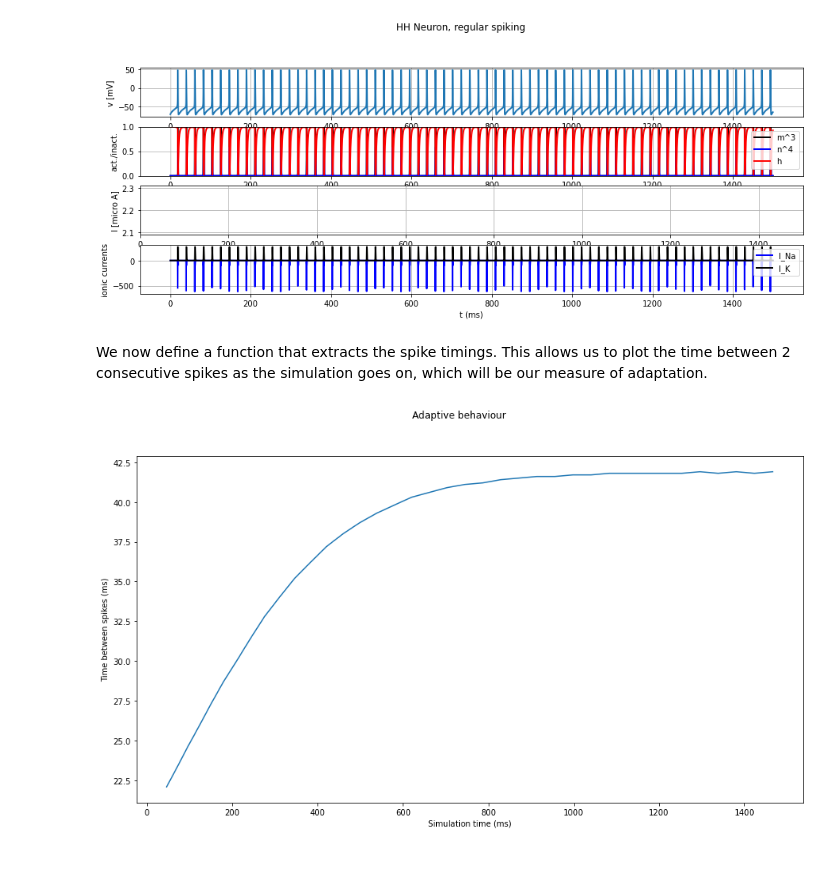
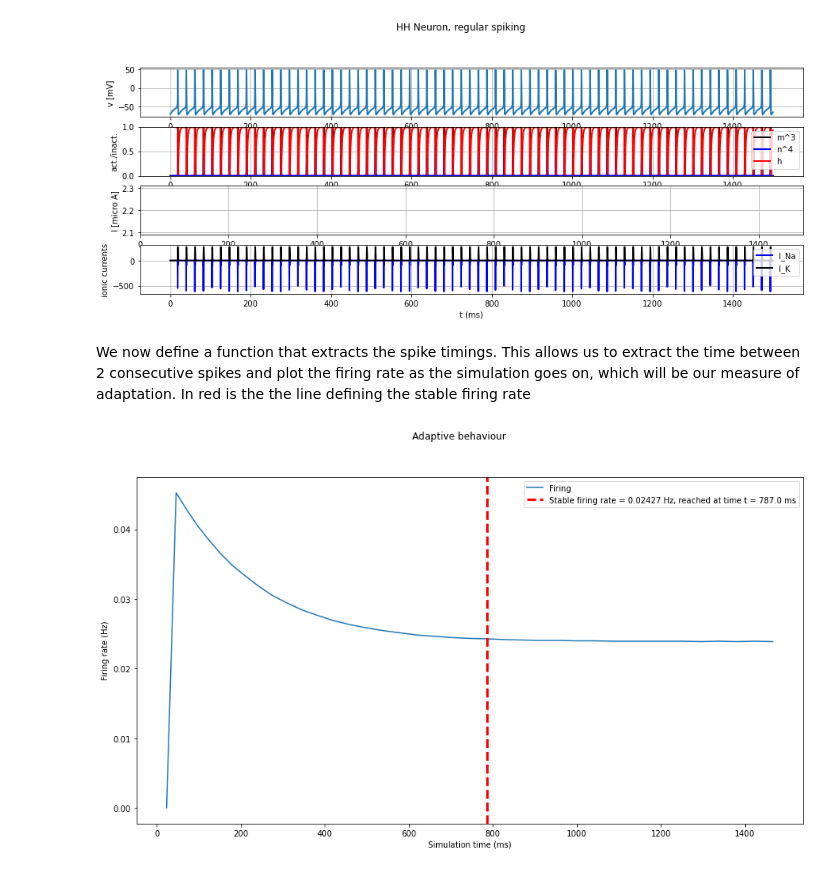
Before and after one commit to Thomas-debug-creator/SingleNeuron-HH2AdEx, a Jupyter notebook: first_notebook.ipynb, the cells around one changed output. Cells and saved outputs as stored; diff of their text form; code cells hidden in the pictures.

```diff
--- a/first_notebook.ipynb
+++ b/first_notebook.ipynb
@@ -162,7 +162,7 @@ m : 0.0016757936665362497, n : 0.006540476088151906, h : 0.999683526447844, vm :
 # %% [markdown]
 Now we define the function to simulate an adpative neuron (introducing the current I_M).
 # %%
-def simulate_HH_neuron_adaptive(input_current, simulation_time):
+def simulate_HH_neuron_adaptive(input_current, simulation_time, ):
 
     """An adaptive Hodgkin-Huxley neuron implemented in Brian2. Parameters are set
     according to their values in the pdf.
@@ -353,12 +352,13 @@ plot_data(state_monitor, title="HH Neuron, regular spiking")
  [py.warnings]
 [figure]
 # %% [markdown]
-We now define a function that extracts the spike timings. This allows us to plot the time between 2 consecutive spikes as the simulation goes on, which will be our measure of adaptation.
+We now define a function that extracts the spike timings. This allows us to extract the time between 2 consecutive spikes and plot the firing rate as the simulation goes on, which will be our measure of adaptation. In red is the the line defining the stable firing rate
 # %%
 def extract_spike_timings(state_monitor, plot = True):
     indices = np.argwhere(state_monitor.vm[0] > 0)[:,0]
     spike_timings = state_monitor.t[indices]
 
+    # Remove noise (multiple measurements of the same spike)
     threshold = 0.01
     time_between_spikes = np.empty(spike_timings.shape)
     time_between_spikes[0] = np.inf  # always retain the 1st element
@@ -366,15 +366,28 @@ def extract_spike_timings(state_monitor, plot = True):
     mask = time_between_spikes > threshold
 
     time_between_spikes_cleaned = time_between_spikes[mask]
+    firing_rate = 1 / time_between_spikes_cleaned
+
+    # Compute the point at which the firing rate is stable (change less thansome threshold)
+    threshold = 0.0001
+    diff_timings = np.empty(time_between_spikes_cleaned.shape)
+    diff_timings[0] = np.inf  # always retain the 1st element
+    diff_timings[1:] = np.diff(time_between_spikes_cleaned)
+    mask_2 = diff_timings < threshold
+
+    stable_firine_rate = np.round(firing_rate[mask_2][1], 2) * b2.ms
+    stable_firine_rate_time = np.round(state_monitor.t[indices[mask]][mask_2][1],3) / b2.ms
 
     if plot:
-        plt.plot(state_monitor.t[indices[mask]] / b2.ms, time_between_spikes_cleaned / b2.ms)
+        plt.plot(state_monitor.t[indices[mask]] / b2.ms, firing_rate * b2.ms, label = 'Firing')
+        plt.axvline(x=stable_firine_rate_time, lw = 3, color = 'r', linestyle = '--', label = f'Stable firing rate = {stable_firine_rate} Hz, reached at time t = {stable_firine_rate_time} ms')
         plt.suptitle('Adaptive behaviour')
         plt.xlabel('Simulation time (ms)')
-        plt.ylabel('Time between spikes (ms)')
+        plt.ylabel('Firing rate (Hz)')
+        plt.legend()
 
-    return time_between_spikes
+    return firing_rate
 # %%
-time_between_spikes = extract_spike_timings(state_monitor_adaptive)
+firing_rate = extract_spike_timings(state_monitor_adaptive)
 # %% [output]
-[figure, old version]
+[figure, new version]
```
Also changed, not shown: parts of 7 cells of this notebook.
